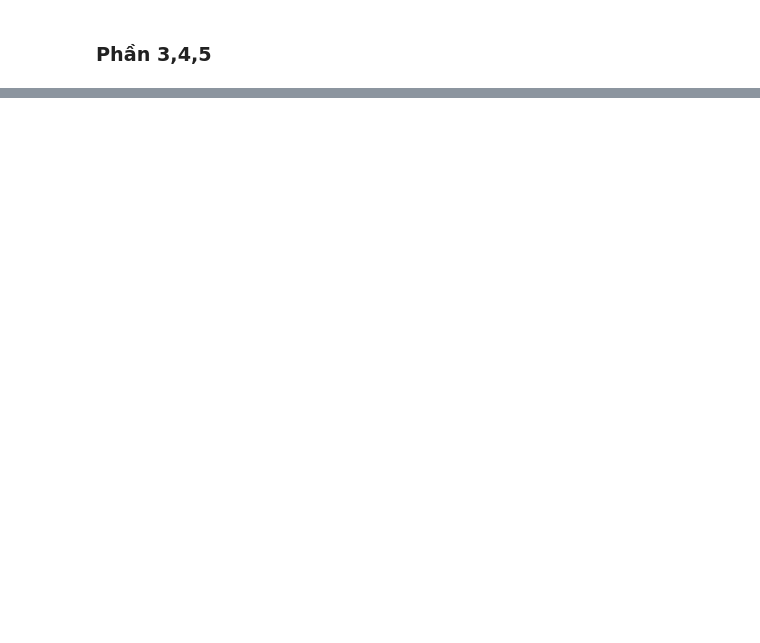
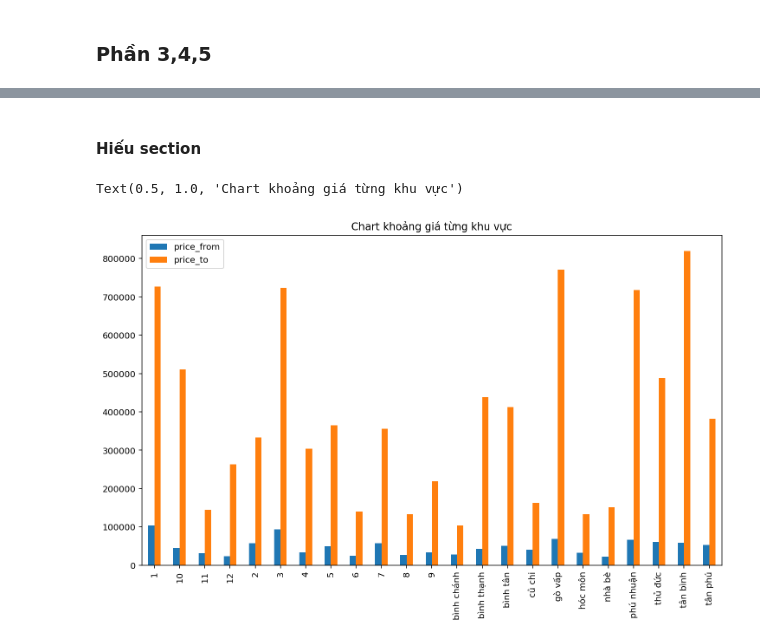
Before and after one commit to thafnhlong/HCMUS-UNIV-WebScience-VisualizeData, a Jupyter notebook: Source.ipynb, the cells around one changed output, grey strips where cells are left out. Cells and saved outputs as stored; diff of their text form; code cells hidden in the pictures; blank space fills up the shorter version.

Commit message:
add: visualize

```diff
--- a/Source.ipynb
+++ b/Source.ipynb
@@ -162,0 +350,2 @@ DATA = pd.concat([preprocessing_Foody(),preprocessing_ShopeeFood(),preprocessing
+# %%
+colList = ['rate', 'rate_count', 'price_from', 'price_to']
@@ -162,0 +377,8 @@ DATA = pd.concat([preprocessing_Foody(),preprocessing_ShopeeFood(),preprocessing
+# %%
+# Thống kê theo từng quận
+districtList = sorted(DATA['district'].drop_duplicates().tolist())
+for distr in districtList:
+    print("Thống kê theo quận %s"%distr)
+    print()
+    print(DATA[DATA['district']==distr][colList].describe())
+    print()
@@ -193,0 +564,45 @@ DATA.sort_values(by="price_from",ascending=False).groupby(["full_name"])[columns
+# %% [markdown]
+#### Hiếu section
+# %%
+districtList = sorted(DATA['district'].drop_duplicates().tolist())
+price_from_mean = []
+price_to_mean = []
+rate_mean = []
+service_data = []
+service_data_1 = []
+service_data_delivering = []
+favorite_mean = []
+count = 0
+count_1 = 0
+count_delivering = 0
+leng = DATA['rate'].tolist()
+service = DATA['other_service'].tolist()
+district = DATA['district'].tolist()
+for distr in districtList:
+    price_from_mean.append(DATA[DATA['district']==distr]['price_from'].mean())
+    price_to_mean.append(DATA[DATA['district']==distr]['price_to'].mean())
+    rate_mean.append(DATA[DATA['district']==distr]['rate'].mean())
+    favorite_mean.append(DATA[DATA['district']==distr]['favorite'].mean())
+    count = 0
+    count_1 = 0
+    count_delivering = 0
+    for i in range(0,len(leng)):
+        if(type(service[i]) == str and len(service[i])>2):
+            list_child = service[i].split(', ')
+            for j in range(0,len(list_child)):
+                if(list_child[j] == "'trả bằng thẻ'" and district[i] == distr):
+                    count = count + 1
+                if(list_child[j] == "'cho mua về'" and district[i] == distr):
+                    count_1 = count_1 + 1
+                if(list_child[j] == "'có giao hàng'" and district[i] == distr):
+                    count_delivering = count_delivering + 1
+    service_data.append(count)
+    service_data_1.append(count_1)
+    service_data_delivering.append(count_delivering)
+
+plotdata = pd.DataFrame({"price_from": price_from_mean,"price_to":price_to_mean},index=districtList)
+plotdata.plot(kind="bar")
+plt.title("Chart khoảng giá từng khu vực")
+# %% [output]
+Text(0.5, 1.0, 'Chart khoảng giá từng khu vực')
+[figure, added]
```
Also changed, not shown: parts of 30 cells of this notebook.
